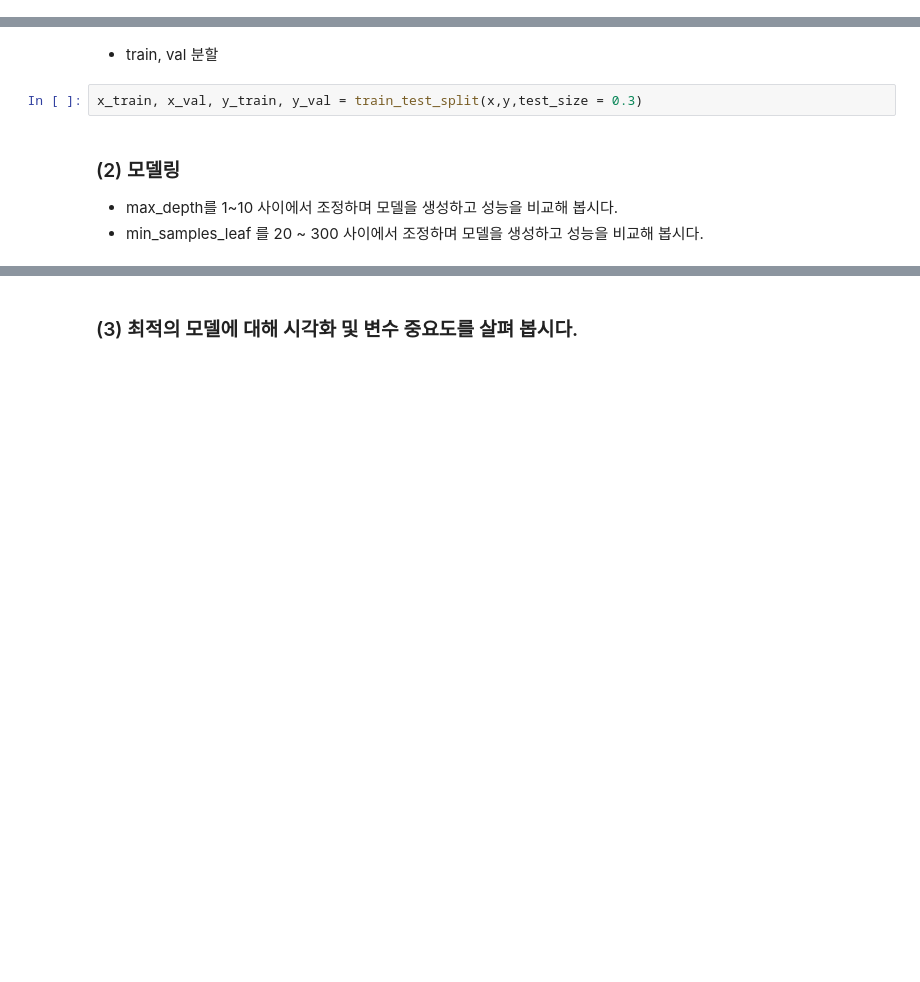
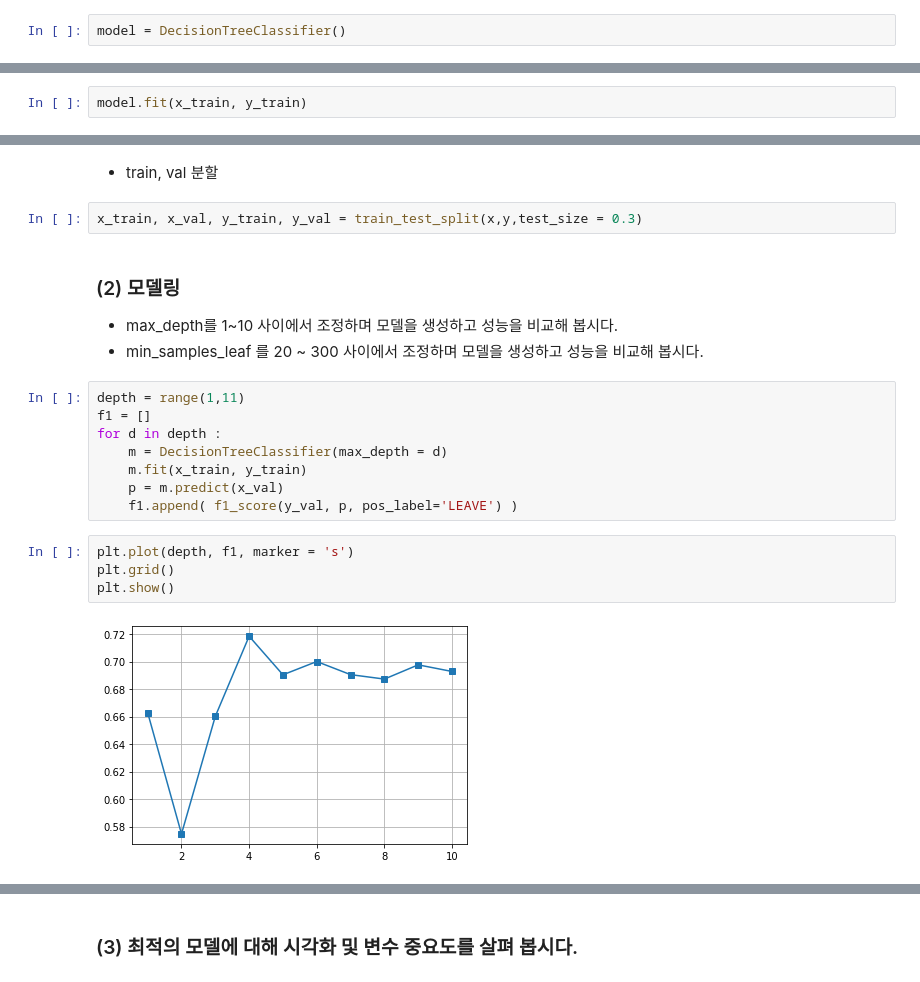
Before and after one commit to SubinOk/KT_AIVLE, a Jupyter notebook: 06 ML/06과 Decision Tree.ipynb, the cells around one changed output, grey strips where cells are left out. Drawn from its saved outputs; the diff is of its cells as text; blank space fills up the shorter version.

```diff
--- a/06 ML/06과 Decision Tree.ipynb
+++ b/06 ML/06과 Decision Tree.ipynb
@@ -82,5 +89,9 @@ from sklearn.tree import DecisionTreeClassifier, plot_tree
 from sklearn.metrics import *
 # %% [markdown]
 ### (2) 선언
+# %%
+model = DecisionTreeClassifier()
 # %% [markdown]
 ### (3) 모델링(학습)
+# %%
+model.fit(x_train, y_train)
@@ -272,3 +385,17 @@ x_train, x_val, y_train, y_val = train_test_split(x,y,test_size = 0.3)
 ### (2) 모델링
 * max_depth를 1~10 사이에서 조정하며 모델을 생성하고 성능을 비교해 봅시다.
 * min_samples_leaf 를 20 ~ 300 사이에서 조정하며 모델을 생성하고 성능을 비교해 봅시다.
+# %%
+depth = range(1,11)
+f1 = []
+for d in depth :
+    m = DecisionTreeClassifier(max_depth = d)
+    m.fit(x_train, y_train)
+    p = m.predict(x_val)
+    f1.append( f1_score(y_val, p, pos_label='LEAVE') )
+# %%
+plt.plot(depth, f1, marker = 's')
+plt.grid()
+plt.show()
+# %% [output]
+[figure, added]
```
Also changed, not shown: parts of 26 cells of this notebook, 7 other files.
